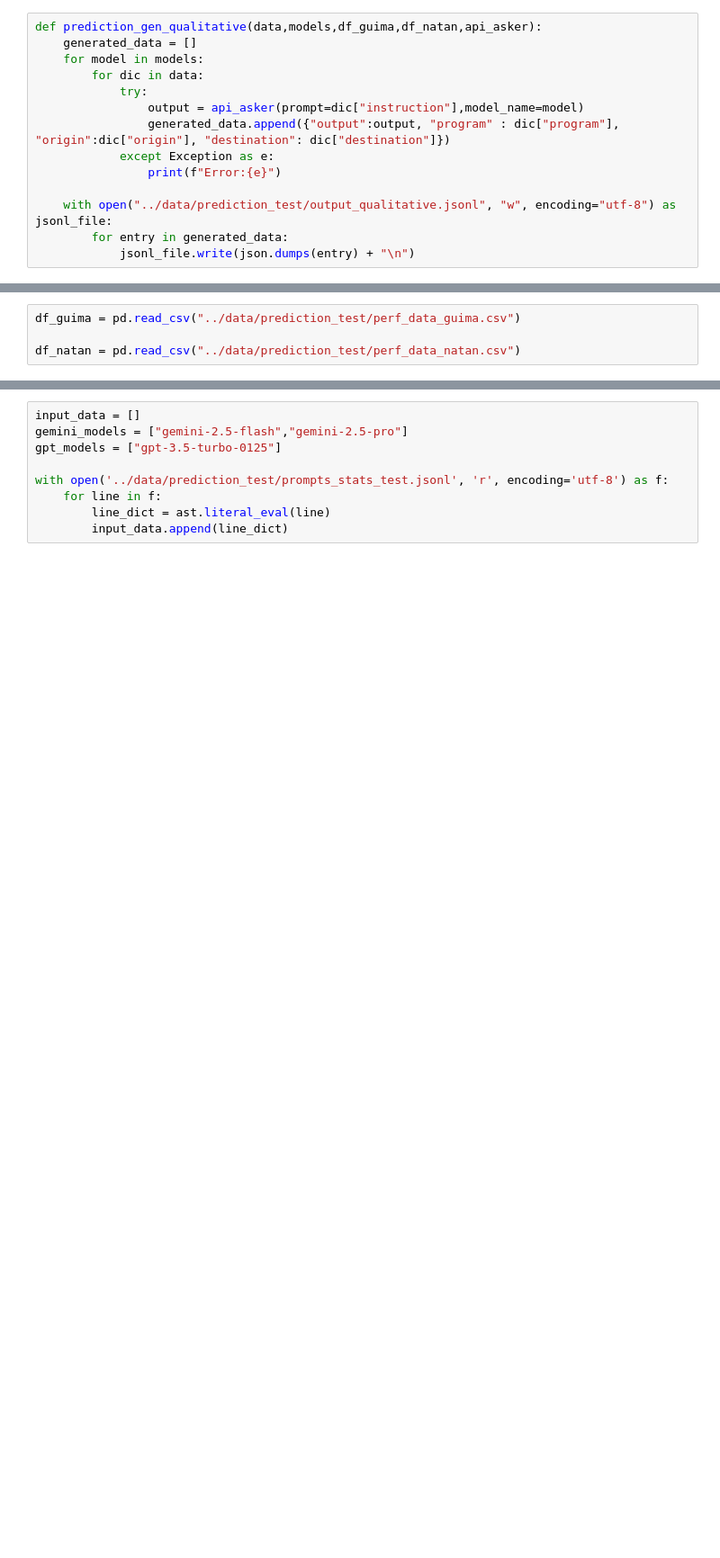
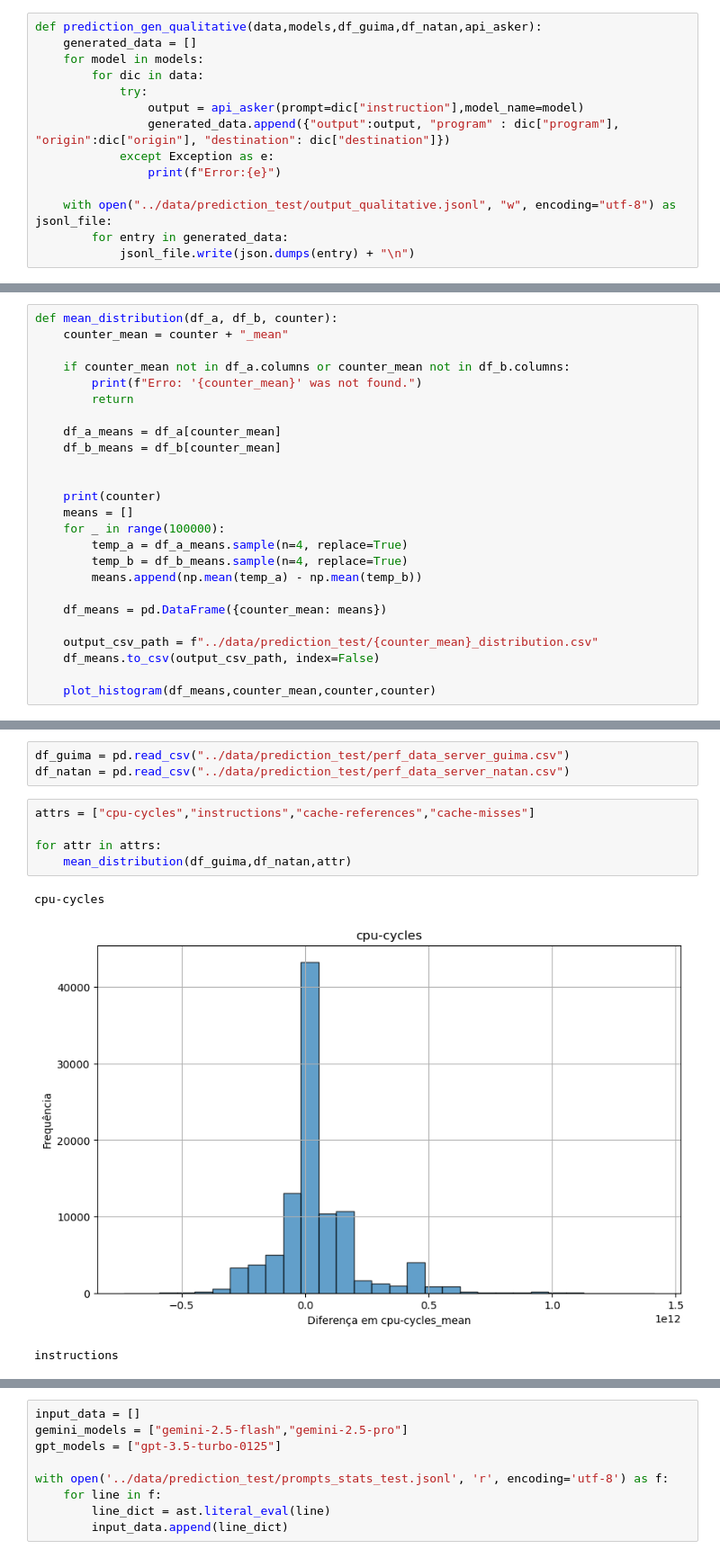
Before and after one commit to lac-dcc/baku, a Jupyter notebook: notebooks/Prediction_test.ipynb, the cells around one changed output, grey strips where cells are left out. Shown at 90% size. Drawn from its saved outputs; the diff is of its cells as text; blank space fills up the shorter version.

```diff
--- a/notebooks/Prediction_test.ipynb
+++ b/notebooks/Prediction_test.ipynb
@@ -94,0 +107,25 @@ def prediction_gen_qualitative(data,models,df_guima,df_natan,api_asker):
+# %%
+def mean_distribution(df_a, df_b, counter):
+    counter_mean = counter + "_mean"
+
+    if counter_mean not in df_a.columns or counter_mean not in df_b.columns:
+        print(f"Erro: '{counter_mean}' was not found.")
+        return
+
+    df_a_means = df_a[counter_mean]
+    df_b_means = df_b[counter_mean]
+
+
+    print(counter)
+    means = []
+    for _ in range(100000):
+        temp_a = df_a_means.sample(n=4, replace=True)
+        temp_b = df_b_means.sample(n=4, replace=True)
+        means.append(np.mean(temp_a) - np.mean(temp_b))
+
+    df_means = pd.DataFrame({counter_mean: means})
+
+    output_csv_path = f"../data/prediction_test/{counter_mean}_distribution.csv"
+    df_means.to_csv(output_csv_path, index=False)
+
+    plot_histogram(df_means,counter_mean,counter,counter)
@@ -95,4 +134,12 @@ def prediction_gen_qualitative(data,models,df_guima,df_natan,api_asker):
 # %%
-df_guima = pd.read_csv("../data/prediction_test/perf_data_guima.csv")
-
-df_natan = pd.read_csv("../data/prediction_test/perf_data_natan.csv")
+df_guima = pd.read_csv("../data/prediction_test/perf_data_server_guima.csv")
+df_natan = pd.read_csv("../data/prediction_test/perf_data_server_natan.csv")
+# %%
+attrs = ["cpu-cycles","instructions","cache-references","cache-misses"]
+
+for attr in attrs:
+    mean_distribution(df_guima,df_natan,attr)
+# %% [output]
+cpu-cycles
+[figure, added]
+instructions
```
Also changed, not shown: parts of 3 cells of this notebook, 11 other files.
